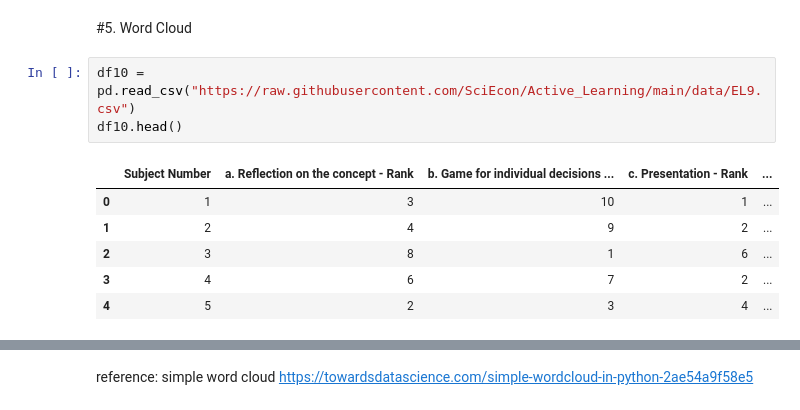
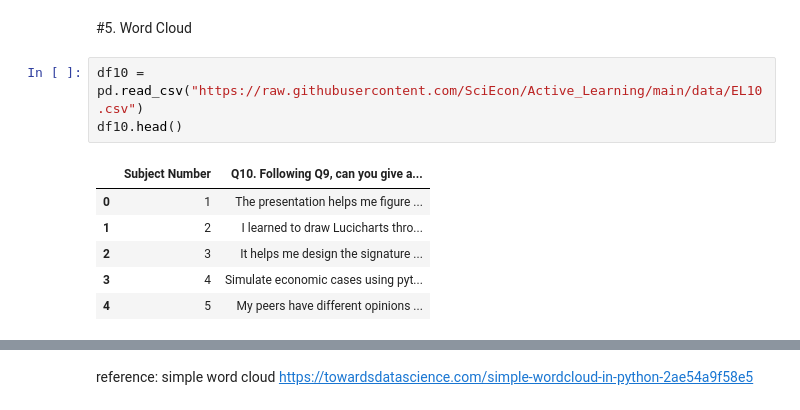
Before and after one commit to SciEcon/Active_Learning, a Jupyter notebook: The_Right_Tool_for_the_Job_Matching_Active_Learning_Techniques_to_Learning_Objectives.ipynb, the cells around one changed output, grey strips where cells are left out. Drawn from its saved outputs; the diff is of its cells as text.

```diff
--- a/The_Right_Tool_for_the_Job_Matching_Active_Learning_Techniques_to_Learning_Objectives.ipynb
+++ b/The_Right_Tool_for_the_Job_Matching_Active_Learning_Techniques_to_Learning_Objectives.ipynb
@@ -660,15 +809,15 @@ fig.show()
 # %% [markdown]
 #5. Word Cloud
 # %%
-df10 =  pd.read_csv("https://raw.githubusercontent.com/SciEcon/Active_Learning/main/data/EL9.csv")
+df10 =  pd.read_csv("https://raw.githubusercontent.com/SciEcon/Active_Learning/main/data/EL10.csv")
 df10.head()
 # %% [output]
-|  | Subject Number | a. Reflection on the concept - Rank | b. Game for individual decisions ... | c. Presentation - Rank | ... |
-| 0 | 1 | 3 | 10 | 1 | ... |
-| 1 | 2 | 4 | 9 | 2 | ... |
-| 2 | 3 | 8 | 1 | 6 | ... |
-| 3 | 4 | 6 | 7 | 2 | ... |
-| 4 | 5 | 2 | 3 | 4 | ... |
+|  | Subject Number | Q10. Following Q9, can you give a... |
+| 0 | 1 | The presentation helps me figure ... |
+| 1 | 2 | I learned to draw Lucicharts thro... |
+| 2 | 3 | It helps me design the signature ... |
+| 3 | 4 | Simulate economic cases using pyt... |
+| 4 | 5 | My peers have different opinions ... |
 # %%
 '''
 Print answers to Question 10
```
Also changed, not shown: parts of 14 cells of this notebook.
